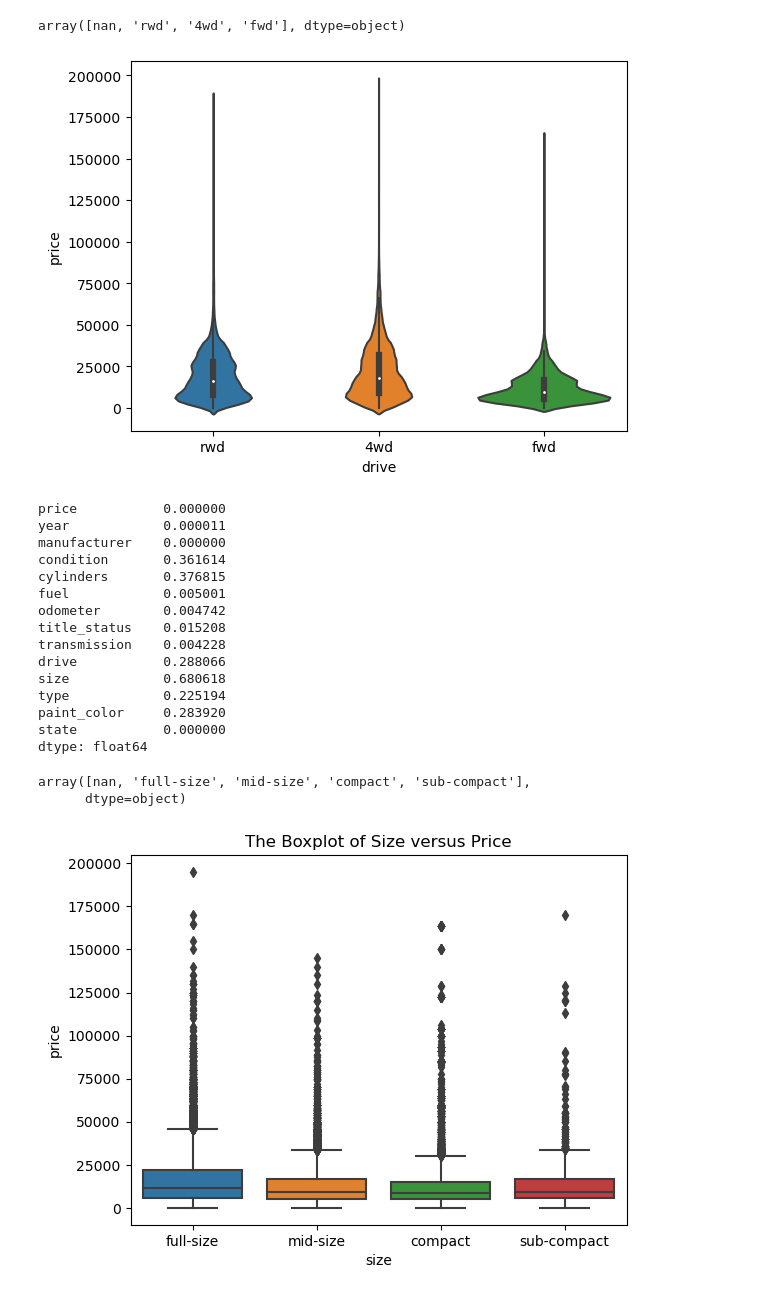
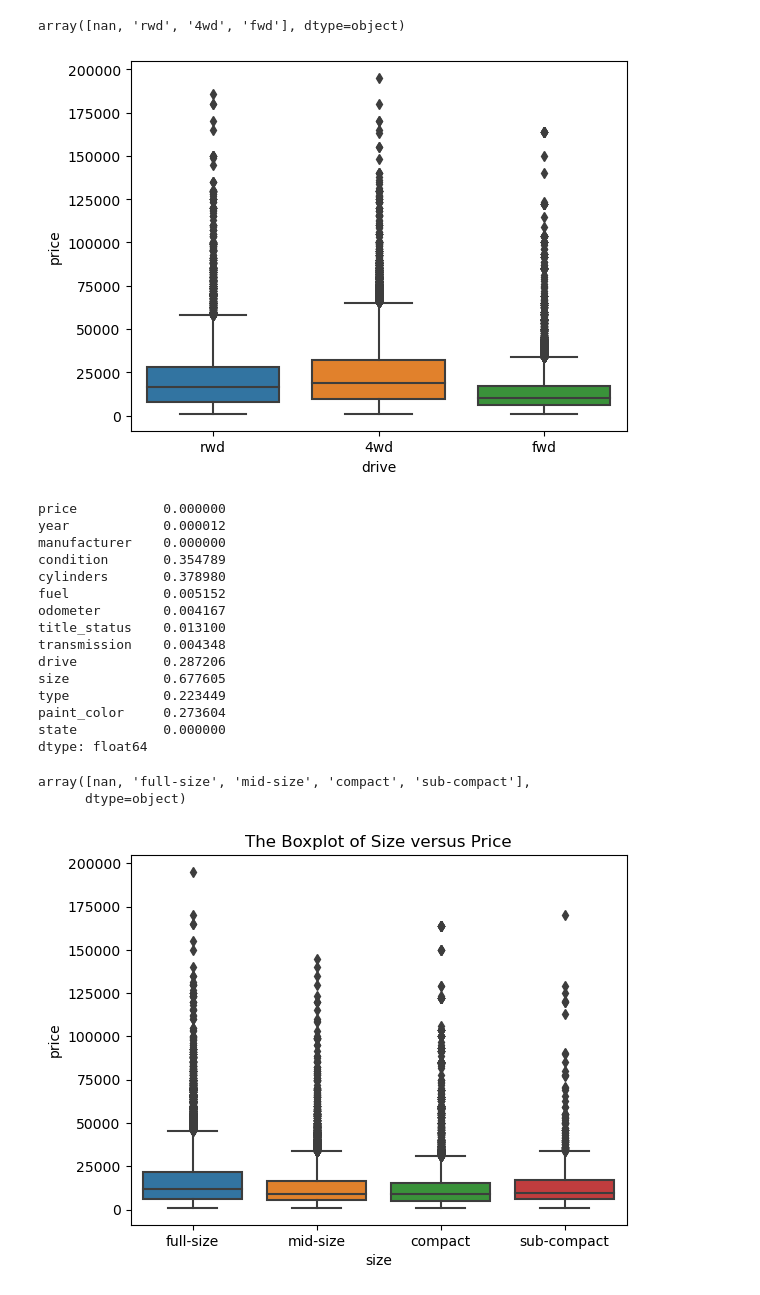
Before and after one commit to tkhong95/used_car, a Jupyter notebook: 01_data_cleaning_EDA.ipynb, the cells around one changed output. Saved outputs shown, nothing was run; the diff lists cells and outputs as text; code cells hidden in the pictures.

```diff
--- a/01_data_cleaning_EDA.ipynb
+++ b/01_data_cleaning_EDA.ipynb
@@ -18,4 +20,6 @@ import matplotlib.pyplot as plt
 # %%
-# this data is from Kaggle and the data collected from craigslist.
+# data is from Kaggle Database
+# import data
 
-df = pd.read_csv('vehicles.csv')
+df = pd.read_csv('data/vehicles.csv')
+df.head()
@@ -132,8 +136,8 @@ Name: price, dtype: float64
 # %%
 # set the limit for the sale price.
-# only keep the price that less than 200000
+# only keep data have the price between 1000 and 200000
 
-df = df.loc[df['price']<200000]
+df = df.loc[(df['price']<=200000) & (df['price']>=1000)]
 df.head()
 # %% [output]
 |  | price | year | manufacturer | model | condition | cylinders | fuel | odometer | title_status | ... |
@@ -301,2 +311,6 @@ array(['gmc', 'chevrolet', 'toyota', 'ford', 'jeep', 'nissan', 'ram',
        'harley-davidson', 'datsun', 'aston-martin', 'land rover',
        'morgan'], dtype=object)
+# %%
+# rover is the same as land rover, replace rover as land rover
+
+df['manufacturer'].replace('rover', 'land rover', inplace=True)
@@ -479,32 +589,34 @@ df['drive'].unique()
 # %% [output]
 array([nan, 'rwd', '4wd', 'fwd'], dtype=object)
 # %%
-sns.violinplot(x=df["drive"], y =df["price"]);
+sns.boxplot(x=df["drive"], y =df["price"]);
 # %% [output]
-[figure, old version]
+[figure, new version]
 # %%
 df.isnull().mean()
 # %% [output]
 price           0.000000
-year            0.000011
+year            0.000012
 manufacturer    0.000000
-condition       0.361614
-cylinders       0.376815
-fuel            0.005001
-odometer        0.004742
-title_status    0.015208
-transmission    0.004228
-drive           0.288066
-size            0.680618
-type            0.225194
-paint_color     0.283920
+condition       0.354789
+cylinders       0.378980
+fuel            0.005152
+odometer        0.004167
+title_status    0.013100
+transmission    0.004348
+drive           0.287206
+size            0.677605
+type            0.223449
+paint_color     0.273604
 state           0.000000
 dtype: float64
-# %%
-df['size'].unique()
-# %% [output]
-array([nan, 'full-size', 'mid-size', 'compact', 'sub-compact'],
-      dtype=object)
+# %%
+# size vs price
+
+df['size'].unique()
+# %% [output]
+array([nan, 'full-size', 'mid-size', 'compact', 'sub-compact'],
+      dtype=object)
 # %%
 sns.boxplot(df, x='size', y='price')
 plt.title("The Boxplot of Size versus Price");
```
Also changed, not shown: parts of 139 cells of this notebook, 7 other files.
